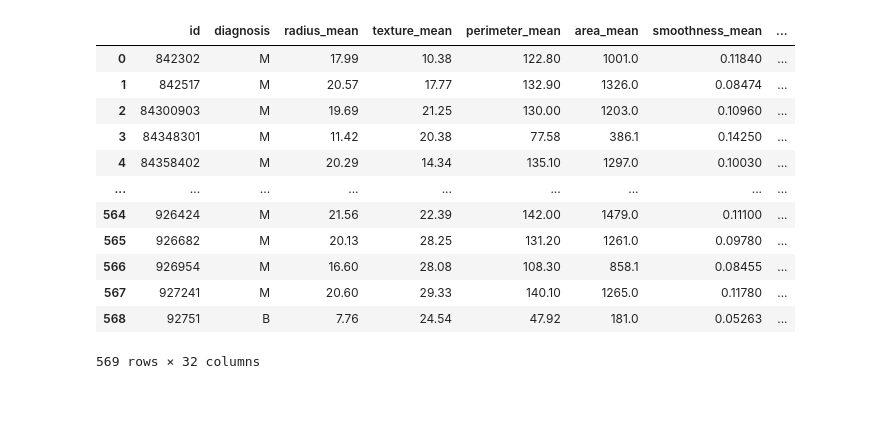
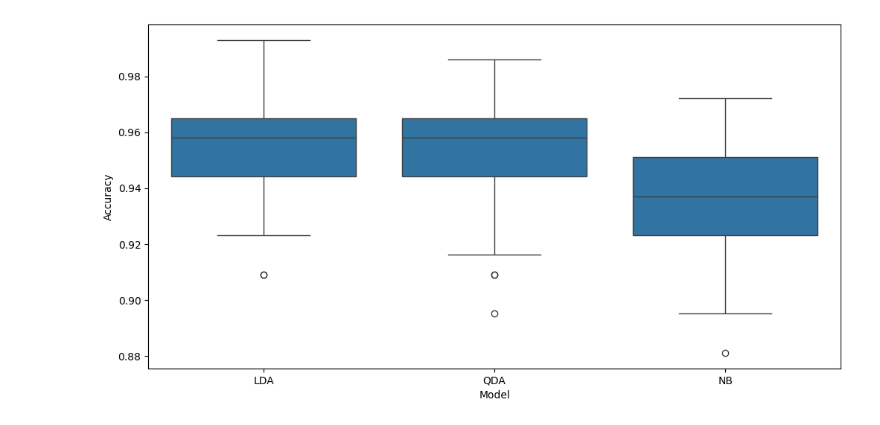
Before and after one commit to dawidsroczyk/advanced_ml_labs, a Jupyter notebook: task_1/real_data.ipynb, the cells around one changed output. Saved outputs shown, nothing was run; the diff lists cells and outputs as text; code cells hidden in the pictures.

```diff
--- a/task_1/real_data.ipynb
+++ b/task_1/real_data.ipynb
@@ -32,20 +45,13 @@ wdbc_columns = [
     'area_worst', 'smoothness_worst', 'compactness_worst', 'concavity_worst', 'concave_points_worst',
     'symmetry_worst', 'fractal_dimension_worst'
 ]
-pd.read_csv('wdbc.data', names=wdbc_columns)
+wdbc_df = pd.read_csv('wdbc.data', names=wdbc_columns)
+wdbc_df.drop(columns=['id'], inplace=True)
+X_wdbc = wdbc_df.iloc[:, 1:].to_numpy()
+y_wdbc = (wdbc_df.iloc[:, 0] == 'M').to_numpy().astype(int)
-# %% [output]
-|  | id | diagnosis | radius_mean | texture_mean | perimeter_mean | area_mean | smoothness_mean | ... |
-| 0 | 842302 | M | 17.99 | 10.38 | 122.80 | 1001.0 | 0.11840 | ... |
-| 1 | 842517 | M | 20.57 | 17.77 | 132.90 | 1326.0 | 0.08474 | ... |
-| 2 | 84300903 | M | 19.69 | 21.25 | 130.00 | 1203.0 | 0.10960 | ... |
-| 3 | 84348301 | M | 11.42 | 20.38 | 77.58 | 386.1 | 0.14250 | ... |
-| 4 | 84358402 | M | 20.29 | 14.34 | 135.10 | 1297.0 | 0.10030 | ... |
-| ... | ... | ... | ... | ... | ... | ... | ... | ... |
-| 564 | 926424 | M | 21.56 | 22.39 | 142.00 | 1479.0 | 0.11100 | ... |
-| 565 | 926682 | M | 20.13 | 28.25 | 131.20 | 1261.0 | 0.09780 | ... |
-| 566 | 926954 | M | 16.60 | 28.08 | 108.30 | 858.1 | 0.08455 | ... |
-| 567 | 927241 | M | 20.60 | 29.33 | 140.10 | 1265.0 | 0.11780 | ... |
-| 568 | 92751 | B | 7.76 | 24.54 | 47.92 | 181.0 | 0.05263 | ... |
-569 rows × 32 columns
+# %%
+plot_boxplots(X_wdbc, y_wdbc, 100)
+# %% [output]
+[figure, added]
 # %%
 # https://archive.ics.uci.edu/dataset/350/default+of+credit+card+clients
```
Also changed, not shown: parts of 6 cells of this notebook, 3 other files.
